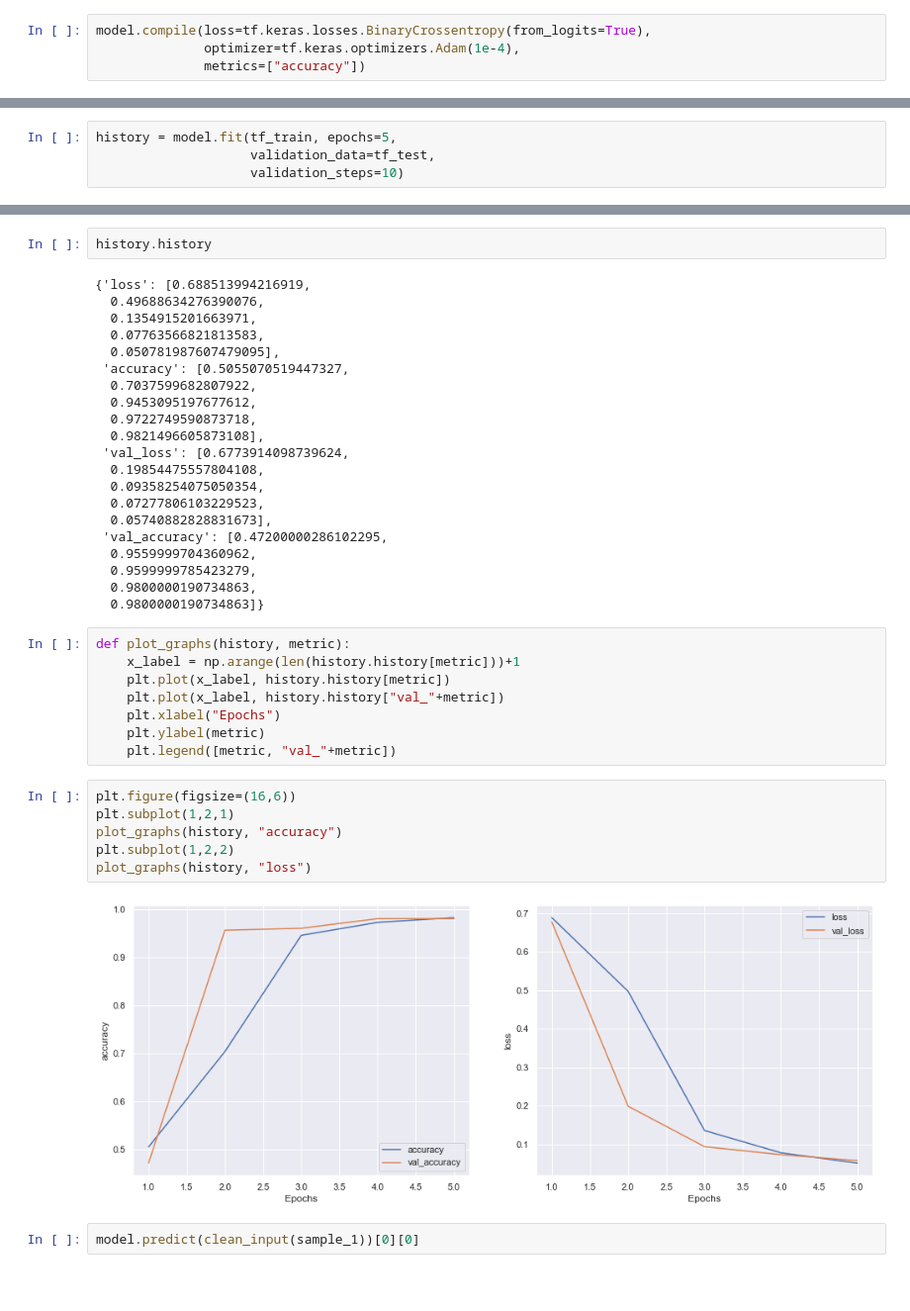
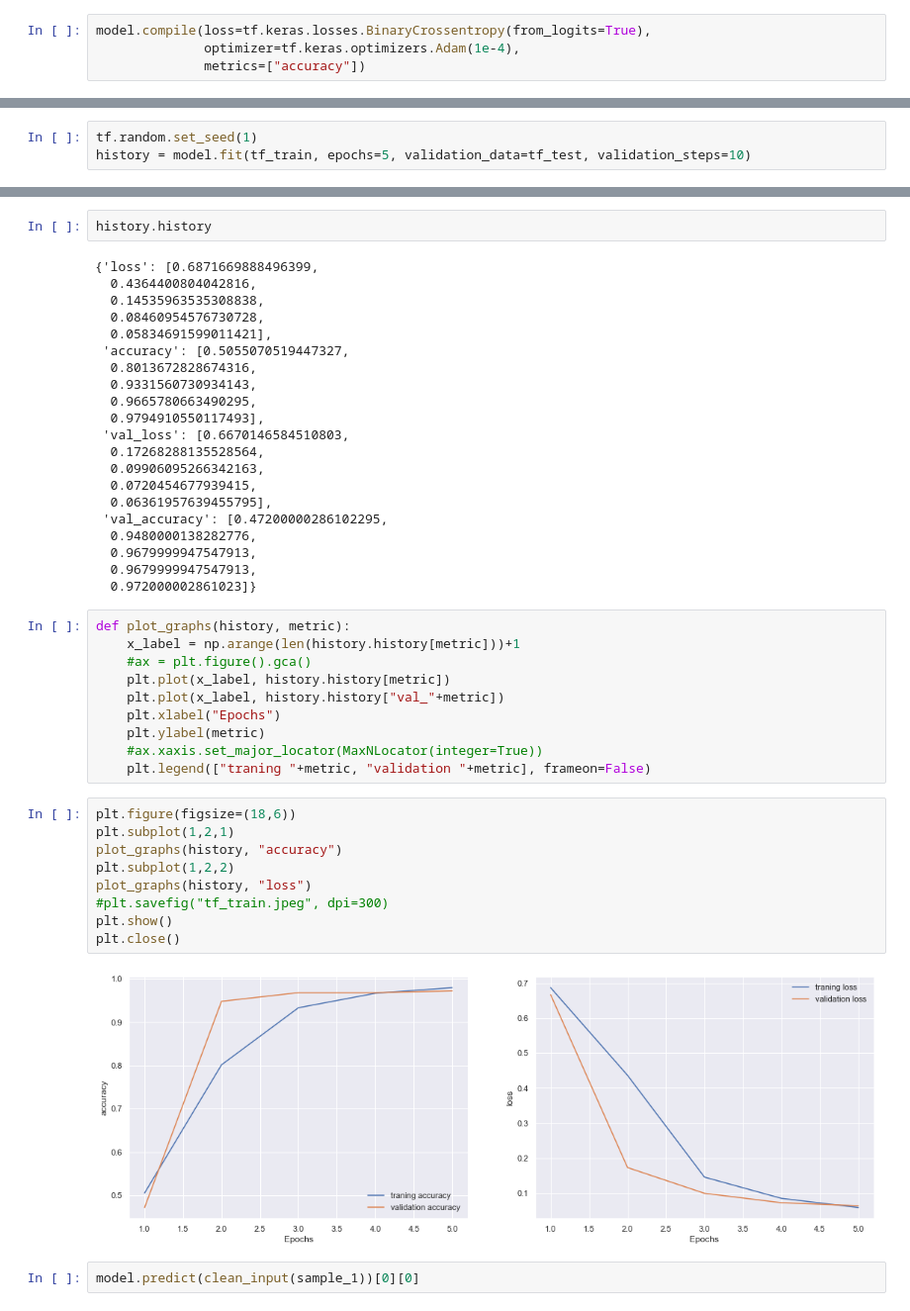
Before and after one commit to seaireal/brand_premiumization, a Jupyter notebook: msds577_project.ipynb, the cells around one changed output, grey strips where cells are left out. Shown at 99% size. Cells and saved outputs as stored; diff of their text form; blank space fills up the shorter version.

```diff
--- a/msds577_project.ipynb
+++ b/msds577_project.ipynb
@@ -489,6 +545,5 @@ model.compile(loss=tf.keras.losses.BinaryCrossentropy(from_logits=True),
 # %%
-history = model.fit(tf_train, epochs=5,
-                    validation_data=tf_test,
-                    validation_steps=10)
+tf.random.set_seed(1)
+history = model.fit(tf_train, epochs=5, validation_data=tf_test, validation_steps=10)
 # %% [output]
 Epoch 1/5
@@ -512,42 +567,47 @@ Test Accuracy: 0.984825
 # %%
 history.history
 # %% [output]
-{'loss': [0.688513994216919,
-  0.49688634276390076,
-  0.1354915201663971,
-  0.07763566821813583,
-  0.050781987607479095],
+{'loss': [0.6871669888496399,
+  0.4364400804042816,
+  0.14535963535308838,
+  0.08460954576730728,
+  0.05834691599011421],
  'accuracy': [0.5055070519447327,
-  0.7037599682807922,
-  0.9453095197677612,
-  0.9722749590873718,
-  0.9821496605873108],
- 'val_loss': [0.6773914098739624,
-  0.19854475557804108,
-  0.09358254075050354,
-  0.07277806103229523,
-  0.05740882828831673],
+  0.8013672828674316,
+  0.9331560730934143,
+  0.9665780663490295,
+  0.9794910550117493],
+ 'val_loss': [0.6670146584510803,
+  0.17268288135528564,
+  0.09906095266342163,
+  0.0720454677939415,
+  0.06361957639455795],
  'val_accuracy': [0.47200000286102295,
-  0.9559999704360962,
-  0.9599999785423279,
-  0.9800000190734863,
-  0.9800000190734863]}
+  0.9480000138282776,
+  0.9679999947547913,
+  0.9679999947547913,
+  0.972000002861023]}
 # %%
 def plot_graphs(history, metric):
     x_label = np.arange(len(history.history[metric]))+1
+    #ax = plt.figure().gca()
     plt.plot(x_label, history.history[metric])
     plt.plot(x_label, history.history["val_"+metric])
     plt.xlabel("Epochs")
     plt.ylabel(metric)
-    plt.legend([metric, "val_"+metric])
+    #ax.xaxis.set_major_locator(MaxNLocator(integer=True))
+    plt.legend(["traning "+metric, "validation "+metric], frameon=False)
 # %%
-plt.figure(figsize=(16,6))
+plt.figure(figsize=(18,6))
 plt.subplot(1,2,1)
 plot_graphs(history, "accuracy")
 plt.subplot(1,2,2)
 plot_graphs(history, "loss")
+#plt.savefig("tf_train.jpeg", dpi=300)
+plt.show()
+plt.close()
 # %% [output]
-[figure, old version]
+[figure, new version]
 # %%
 model.predict(clean_input(sample_1))[0][0]
 # %% [output]
```
Also changed, not shown: parts of 23 cells of this notebook, 1 other file.
